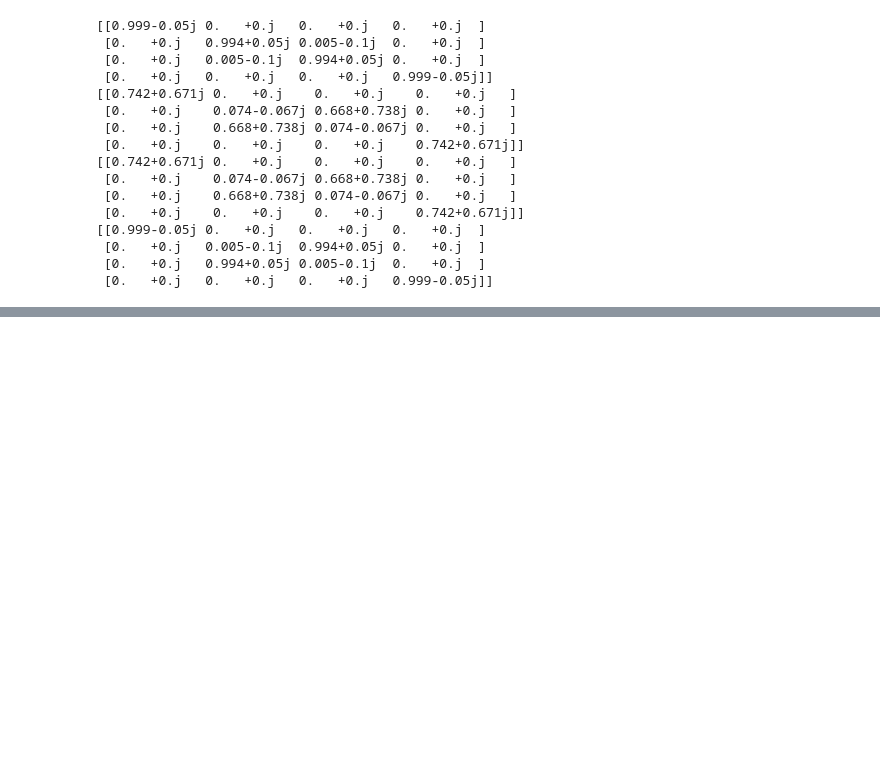
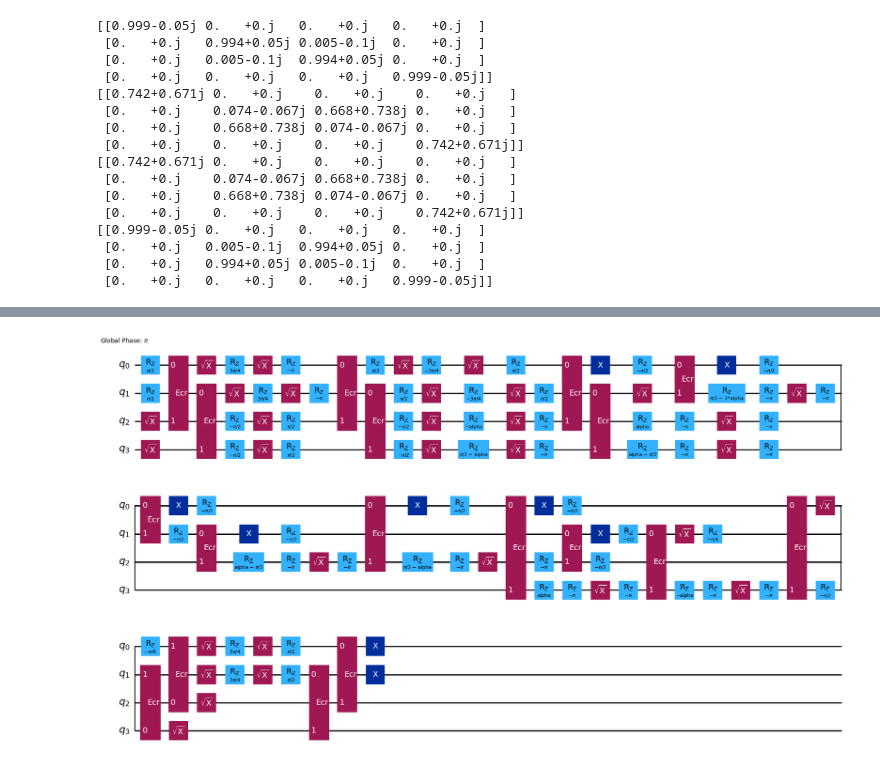
Before and after one commit to Ushakrhmn/Quantum-neutrino-Amol-Basu, a Jupyter notebook: SBN/3flavour_uij_swap.ipynb, the cells around one changed output, grey strips where cells are left out. Cells and saved outputs as stored; diff of their text form; code cells hidden in the pictures; blank space fills up the shorter version.

Commit message:
Some investigation of ecr based nunu interaction

```diff
--- a/SBN/3flavour_uij_swap.ipynb
+++ b/SBN/3flavour_uij_swap.ipynb
@@ -425,0 +464,28 @@ for theta in np.linspace(0, 2*np.pi, 1000):
+# %%
+g = qk.QuantumCircuit(4)
+nunu_interaction_p(g, [0, 1, 2, 3], qk.circuit.Parameter('alpha'))
+g = g.to_gate()
+# op = np.array(qk.quantum_info.Operator(g))
+
+# qc = qk.QuantumCircuit(4)
+# qc.append(qk.circuit.library.UnitaryGate(op, label='U'), [0, 1, 2, 3])
+
+# plt.imshow(np.abs(op), cmap='plasma')
+# plt.colorbar()
+# %%
+def count_2q(qc):
+    """
+    Count the number of 2q
+
+    :param qc: The quantum circuit to count CNOT gates in.
+    :return: The number of 2q gates in the circuit.
+    """
+    count = 0
+
+    for instru in qc.data: # expand into each instruction
+        op = instru.operation
+        if op.num_qubits == 2: # this is a two qubit gate
+            count += 1
+
+
+    return count
@@ -425,0 +532,17 @@ for theta in np.linspace(0, 2*np.pi, 1000):
+# %%
+# Convert to code-like instructions
+for instr, qargs, cargs in best_qc.data:
+    gate_name = instr.name
+    params = instr.params
+    qubits = [f'q[{q.index}]' for q in qargs]
+    clbits = [f'c[{c.index}]' for c in cargs]
+
+    param_str = ', '.join(map(str, params))
+    args_str = ', '.join(qubits + clbits)
+
+    if param_str:
+        print(f'qc.{gate_name}({param_str}, {args_str})')
+    else:
+        print(f'qc.{gate_name}({args_str})')
+# %% [output]
+[figure, added]
```
Also changed, not shown: parts of 6 cells of this notebook, 4 other files.
